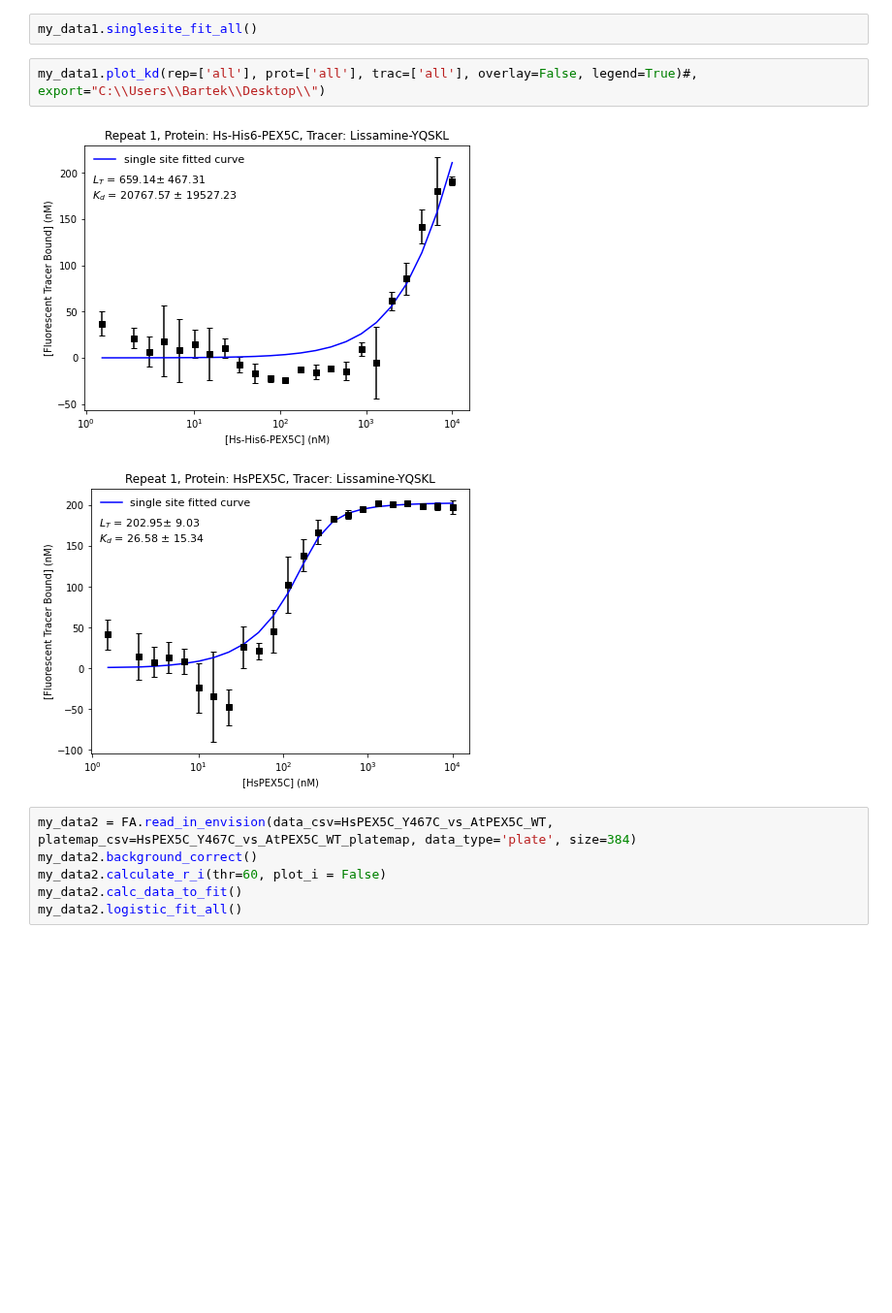
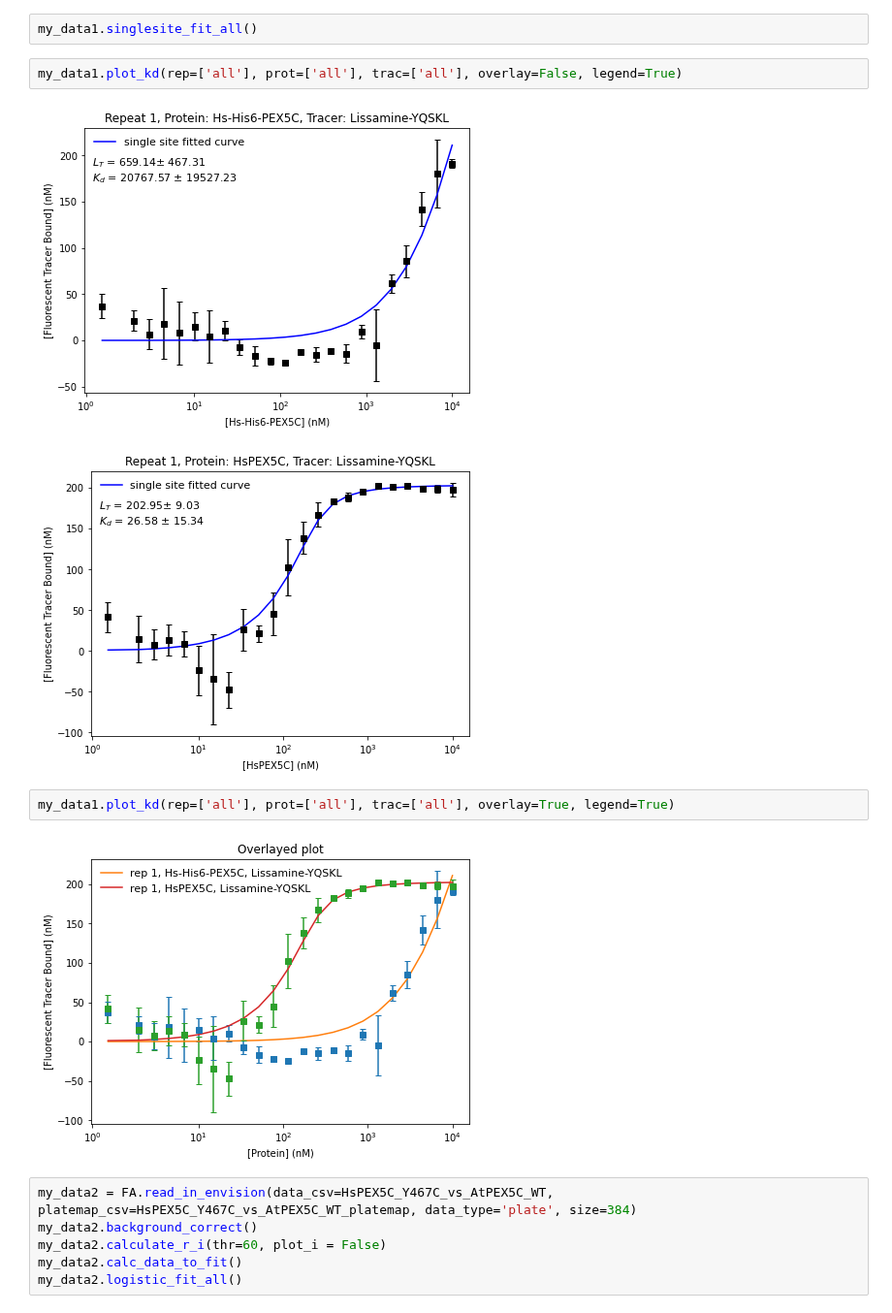
Before and after one commit to mariuszlas/Fluorescence-Anisotropy-Analysis-Development, a Jupyter notebook: fluorescenceanisotropy/fluores_anisotropy.ipynb, the cells around one changed output. Shown at 97% size. Saved outputs shown, nothing was run; the diff lists cells and outputs as text; blank space fills up the shorter version.

```diff
--- a/fluorescenceanisotropy/fluores_anisotropy.ipynb
+++ b/fluorescenceanisotropy/fluores_anisotropy.ipynb
@@ -1286,10 +1297,14 @@ my_data1.calc_amountbound()
 # %%
 my_data1.singlesite_fit_all()
 # %%
-my_data1.plot_kd(rep=['all'], prot=['all'], trac=['all'], overlay=False, legend=True)#, export="C:\\Users\\Bartek\\Desktop\\")
+my_data1.plot_kd(rep=['all'], prot=['all'], trac=['all'], overlay=False, legend=True)
 # %% [output]
 [figure]
 [figure]
+# %%
+my_data1.plot_kd(rep=['all'], prot=['all'], trac=['all'], overlay=True, legend=True)
+# %% [output]
+[figure, added]
 # %%
 my_data2 = FA.read_in_envision(data_csv=HsPEX5C_Y467C_vs_AtPEX5C_WT, platemap_csv=HsPEX5C_Y467C_vs_AtPEX5C_WT_platemap, data_type='plate', size=384)
 my_data2.background_correct()
```
Also changed, not shown: parts of 2 cells of this notebook.
